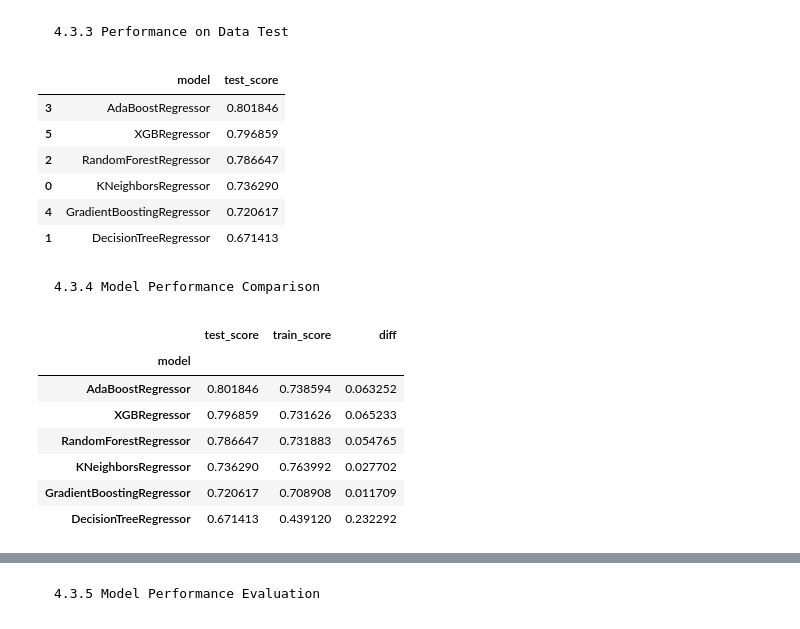
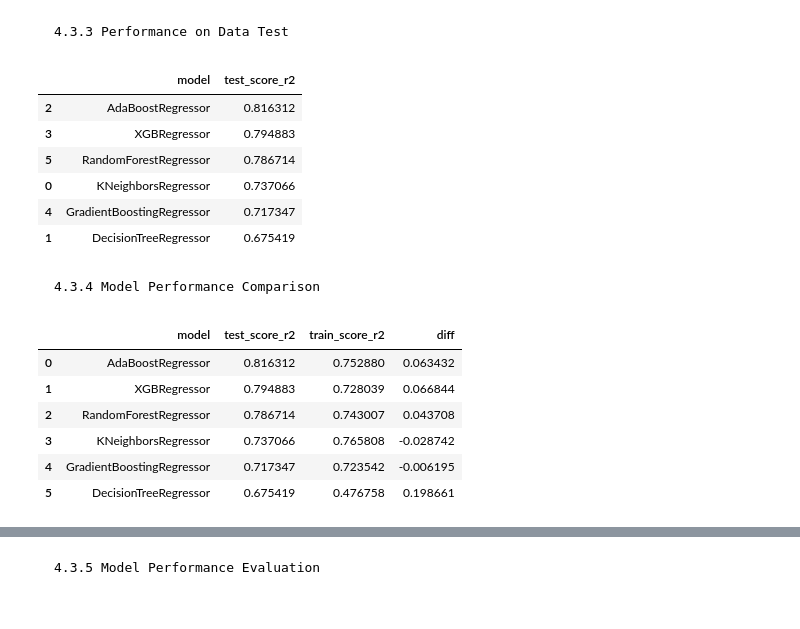
Before and after one commit to fiqrioemry/used_car_regression, a Jupyter notebook: used_car_prediction.ipynb, the cells around one changed output, grey strips where cells are left out. Drawn from its saved outputs; the diff is of its cells as text; code cells hidden in the pictures.

```diff
--- a/used_car_prediction.ipynb
+++ b/used_car_prediction.ipynb
@@ -815,10 +818,9 @@ X_train.reset_index(drop=True, inplace=True)
 
 y_train.reset_index(drop=True, inplace=True)
 
+non_linear_models = [knn, tree, ada, xgb, gb, rf]
 
-kf = KFold(n_splits=10, shuffle=True, random_state = RANDOM_STATE)
-
-non_linear_models = [knn, tree, rf, ada, gbr, xgb]
+kf = KFold(n_splits=10, shuffle=True, random_state=random_value)
 # %% [markdown]
     4.3.2 Performance on Data Train
 # %%
@@ -851,9 +843,8 @@ for model in non_linear_models:
 # %%
-benchmark_model_train= pd.DataFrame({
-    'model': model_name_train,
-    'train_score': train_score,
-    'std': std_value
-}).sort_values(by='train_score', ascending=False)
+benchmark_model_train = pd.DataFrame({
+    'model': train_model_name,
+    'train_score_r2': train_score,
+}).sort_values(by='train_score_r2', ascending=False)
 
 benchmark_model_train
 # %% [output]
@@ -867,55 +858,52 @@ benchmark_model_train
 # %% [markdown]
     4.3.3 Performance on Data Test
 # %%
-model_name_test = []
-
+test_model_name = []
 test_score = []
 
 for model in non_linear_models:
-
-    model_pipeline = Pipeline([
+    estimator = Pipeline([
         ('preprocessor', preprocessor),
         ('model', model)
     ])
 
-    model_pipeline.fit(X_train, y_train)
+    estimator.fit(X_train, y_train)
 
-    y_pred_test = model_pipeline.predict(X_test)
+    y_test_pred = estimator.predict(X_test)
 
-    adjusted_r2_score = calculate_adjusted_r2(y_test, y_pred_test, X_train.shape[1])
+    adj_r2_score = adjusted_r2_score(y_test, y_test_pred, X_test)
 
-    test_score.append(adjusted_r2_score)
+    test_model_name.append(model.__class__.__name__)
 
-    model_name_test.append(model.__class__.__name__)
+    test_score.append(adj_r2_score)
 # %%
 benchmark_model_test = pd.DataFrame({
-    'model': model_name_test,
-    'test_score': test_score
-}).sort_values(by='test_score', ascending=False)
+    'model': test_model_name,
+    'test_score_r2': test_score
+}).sort_values(by='test_score_r2', ascending=False)
 
 benchmark_model_test
 # %% [output]
-|  | model | test_score |
-| 3 | AdaBoostRegressor | 0.801846 |
-| 5 | XGBRegressor | 0.796859 |
-| 2 | RandomForestRegressor | 0.786647 |
-| 0 | KNeighborsRegressor | 0.736290 |
-| 4 | GradientBoostingRegressor | 0.720617 |
-| 1 | DecisionTreeRegressor | 0.671413 |
+|  | model | test_score_r2 |
+| 2 | AdaBoostRegressor | 0.816312 |
+| 3 | XGBRegressor | 0.794883 |
+| 5 | RandomForestRegressor | 0.786714 |
+| 0 | KNeighborsRegressor | 0.737066 |
+| 4 | GradientBoostingRegressor | 0.717347 |
+| 1 | DecisionTreeRegressor | 0.675419 |
 # %% [markdown]
     4.3.4 Model Performance Comparison
 # %%
 benchmark_model = benchmark_model_test.set_index('model').join(benchmark_model_train.set_index('model'))
-benchmark_model.drop(columns = 'std', inplace=True)
-benchmark_model['diff'] = benchmark_model['test_score'] - benchmark_model['train_score']
-benchmark_model['diff'] = benchmark_model['diff'].agg(abs)
-benchmark_model.sort_values(by='test_score', ascending=False)
+benchmark_model['diff'] = benchmark_model['test_score_r2'] - benchmark_model['train_score_r2']
+benchmark_model = benchmark_model.reset_index().sort_values(by='test_score_r2', ascending=False)
+
+benchmark_model
 # %% [output]
-|  | test_score | train_score | diff |
-| model |  |  |  |
-| AdaBoostRegressor | 0.801846 | 0.738594 | 0.063252 |
-| XGBRegressor | 0.796859 | 0.731626 | 0.065233 |
-| RandomForestRegressor | 0.786647 | 0.731883 | 0.054765 |
-| KNeighborsRegressor | 0.736290 | 0.763992 | 0.027702 |
-| GradientBoostingRegressor | 0.720617 | 0.708908 | 0.011709 |
-| DecisionTreeRegressor | 0.671413 | 0.439120 | 0.232292 |
+|  | model | test_score_r2 | train_score_r2 | diff |
+| 0 | AdaBoostRegressor | 0.816312 | 0.752880 | 0.063432 |
+| 1 | XGBRegressor | 0.794883 | 0.728039 | 0.066844 |
+| 2 | RandomForestRegressor | 0.786714 | 0.743007 | 0.043708 |
+| 3 | KNeighborsRegressor | 0.737066 | 0.765808 | -0.028742 |
+| 4 | GradientBoostingRegressor | 0.717347 | 0.723542 | -0.006195 |
+| 5 | DecisionTreeRegressor | 0.675419 | 0.476758 | 0.198661 |
```
Also changed, not shown: parts of 32 cells of this notebook, 1 other file.
